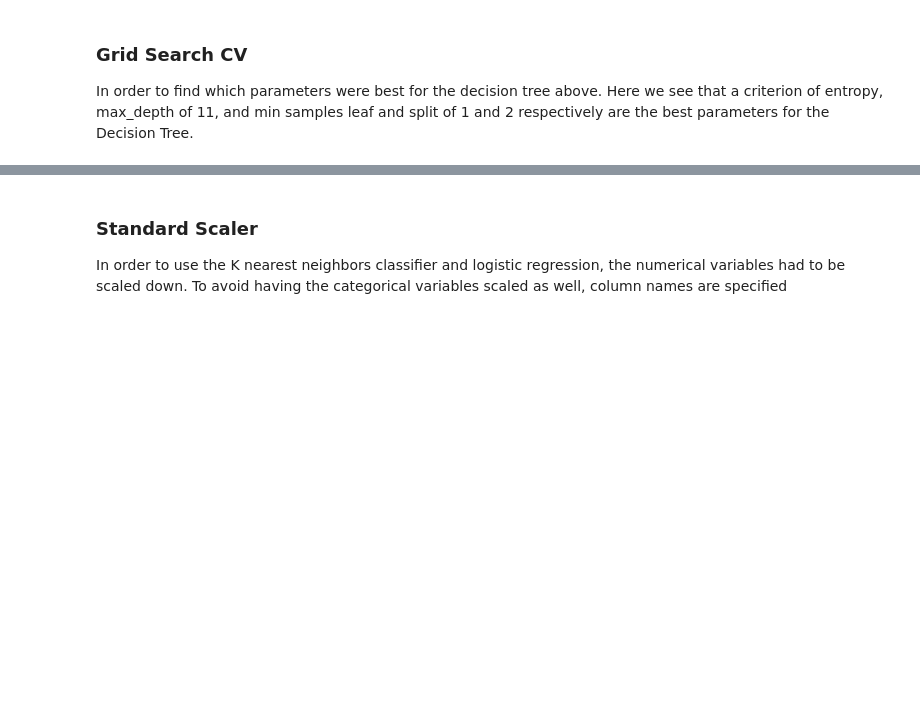
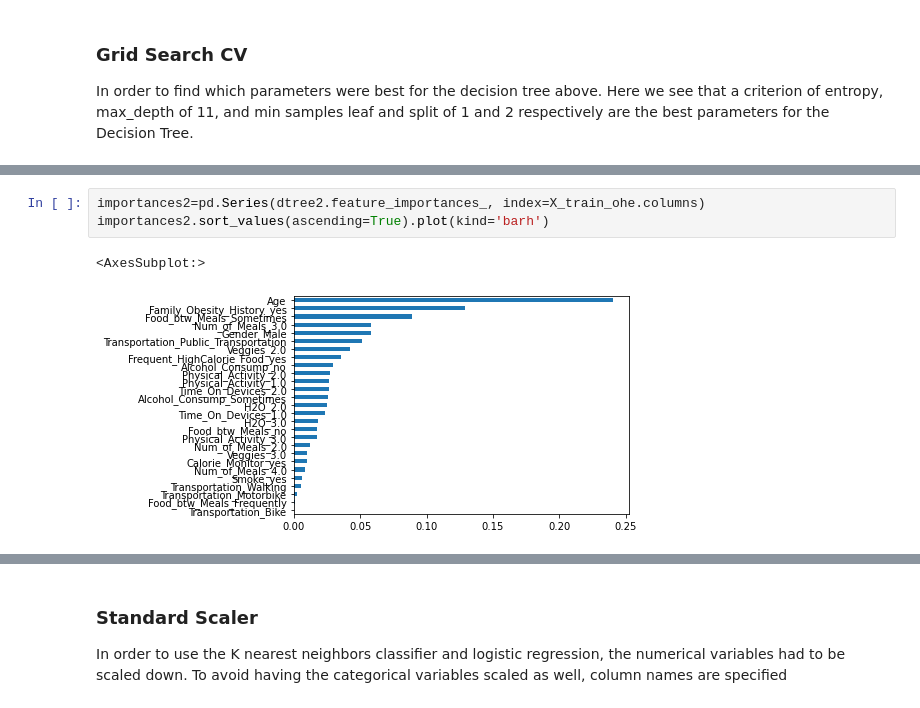
Before and after one commit to samlimish/project3, a Jupyter notebook: Project3.ipynb, the cells around one changed output, grey strips where cells are left out. Drawn from its saved outputs; the diff is of its cells as text; blank space fills up the shorter version.

```diff
--- a/Project3.ipynb
+++ b/Project3.ipynb
@@ -307,0 +350,6 @@ gs_tree.best_params_
+# %%
+importances2=pd.Series(dtree2.feature_importances_, index=X_train_ohe.columns)
+importances2.sort_values(ascending=True).plot(kind='barh')
+# %% [output]
+<AxesSubplot:>
+[figure, added]
```
Also changed, not shown: parts of 23 cells of this notebook.
